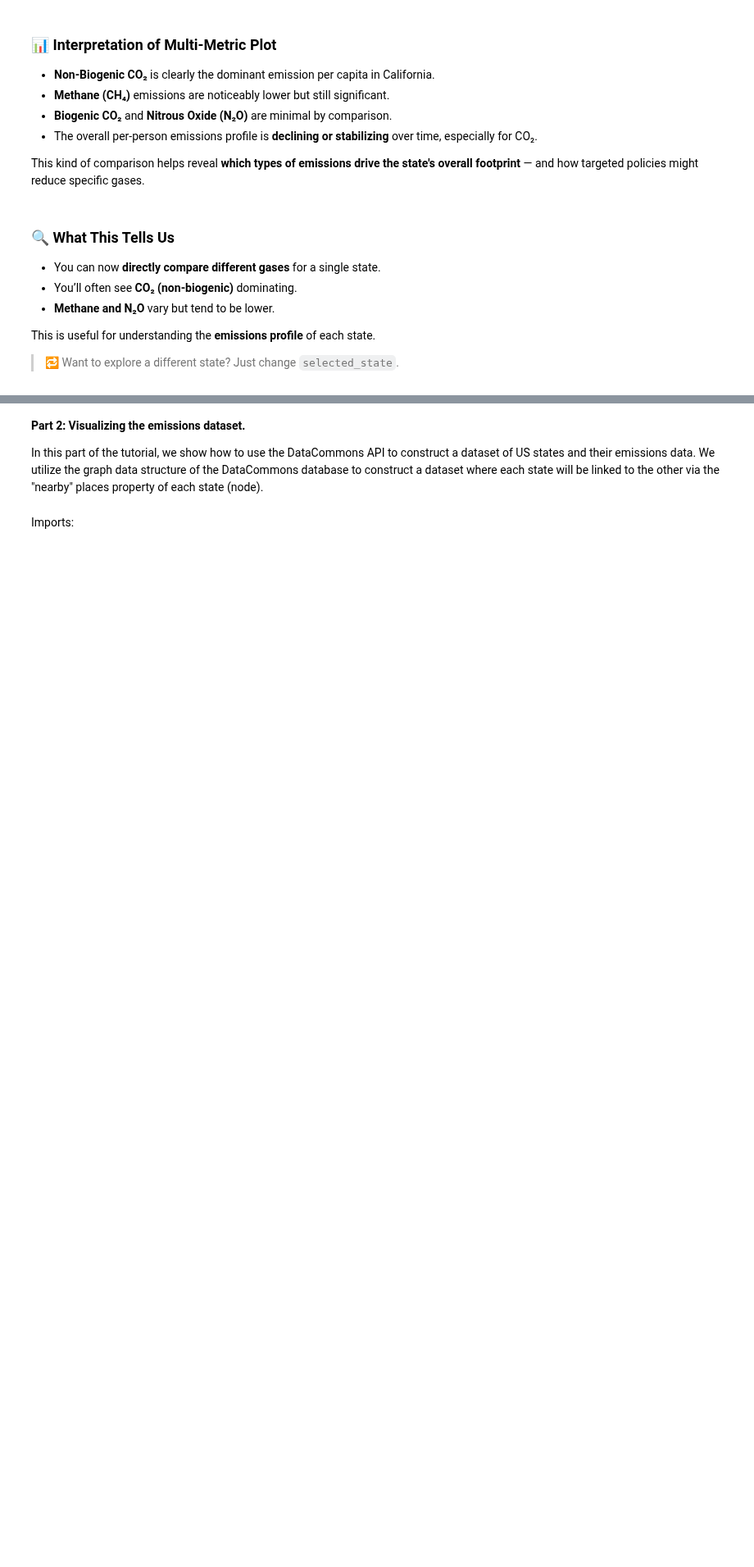
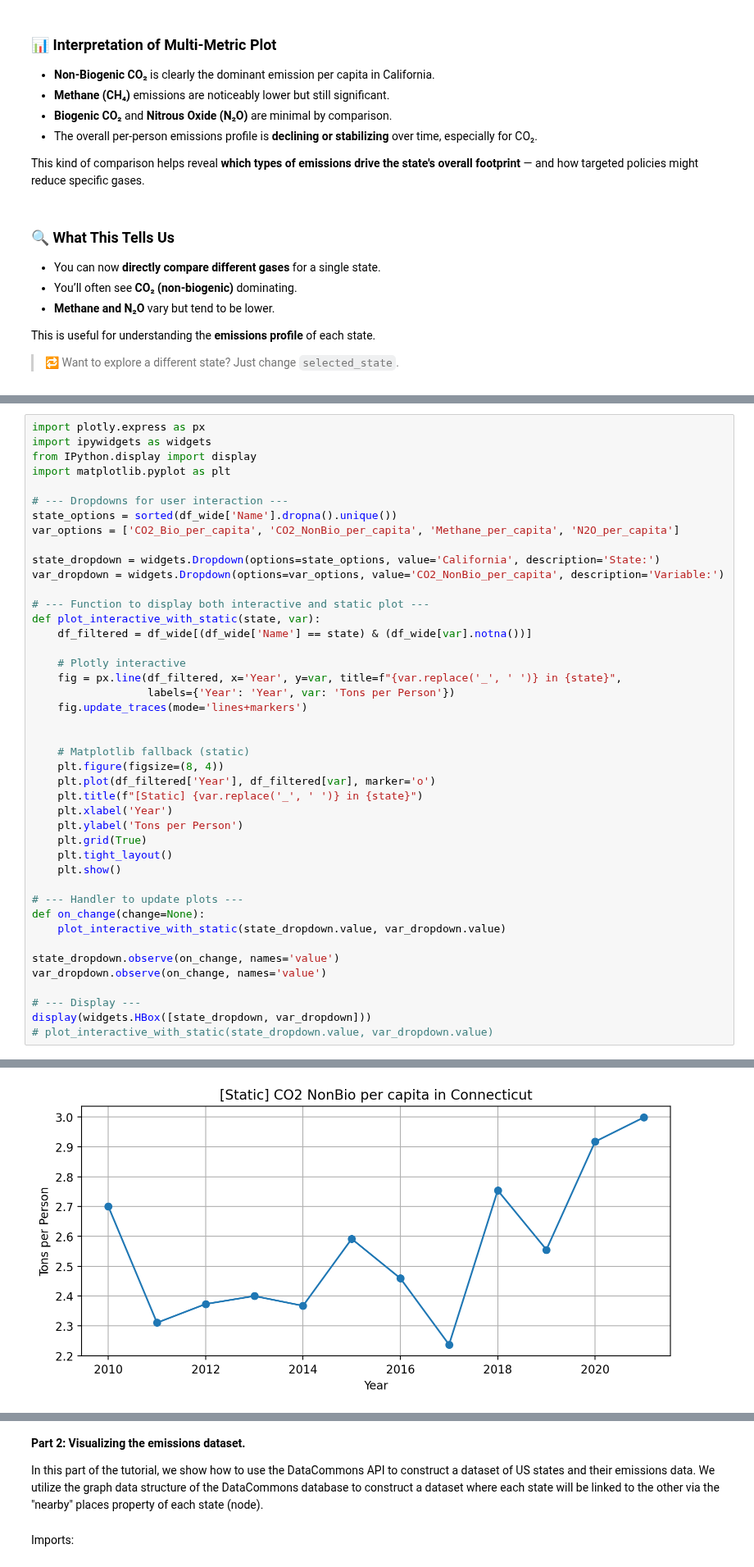
Before and after one commit to Nastiiasaenko/Data-Commons-, a Jupyter notebook: 02_environmental_exploration.ipynb, the cells around one changed output, grey strips where cells are left out. Shown at 82% size. Saved outputs shown, nothing was run; the diff lists cells and outputs as text; blank space fills up the shorter version.

Commit message:
adding plotly viz

```diff
--- a/02_environmental_exploration.ipynb
+++ b/02_environmental_exploration.ipynb
@@ -629,0 +701,44 @@ This is useful for understanding the **emissions profile** of each state.
+# %%
+import plotly.express as px
+import ipywidgets as widgets
+from IPython.display import display
+import matplotlib.pyplot as plt
+
+# --- Dropdowns for user interaction ---
+state_options = sorted(df_wide['Name'].dropna().unique())
+var_options = ['CO2_Bio_per_capita', 'CO2_NonBio_per_capita', 'Methane_per_capita', 'N2O_per_capita']
+
+state_dropdown = widgets.Dropdown(options=state_options, value='California', description='State:')
+var_dropdown = widgets.Dropdown(options=var_options, value='CO2_NonBio_per_capita', description='Variable:')
+
+# --- Function to display both interactive and static plot ---
+def plot_interactive_with_static(state, var):
+    df_filtered = df_wide[(df_wide['Name'] == state) & (df_wide[var].notna())]
+
+    # Plotly interactive
+    fig = px.line(df_filtered, x='Year', y=var, title=f"{var.replace('_', ' ')} in {state}",
+                  labels={'Year': 'Year', var: 'Tons per Person'})
+    fig.update_traces(mode='lines+markers')
+
+
+    # Matplotlib fallback (static)
+    plt.figure(figsize=(8, 4))
+    plt.plot(df_filtered['Year'], df_filtered[var], marker='o')
+    plt.title(f"[Static] {var.replace('_', ' ')} in {state}")
+    plt.xlabel('Year')
+    plt.ylabel('Tons per Person')
+    plt.grid(True)
+    plt.tight_layout()
+    plt.show()
+
+# --- Handler to update plots ---
+def on_change(change=None):
+    plot_interactive_with_static(state_dropdown.value, var_dropdown.value)
+
+state_dropdown.observe(on_change, names='value')
+var_dropdown.observe(on_change, names='value')
+
+# --- Display ---
+display(widgets.HBox([state_dropdown, var_dropdown]))
+# plot_interactive_with_static(state_dropdown.value, var_dropdown.value)
+# %% [output]
@@ -629,0 +747 @@ This is useful for understanding the **emissions profile** of each state.
+[figure, added]
```
Also changed, not shown: parts of 5 cells of this notebook.
